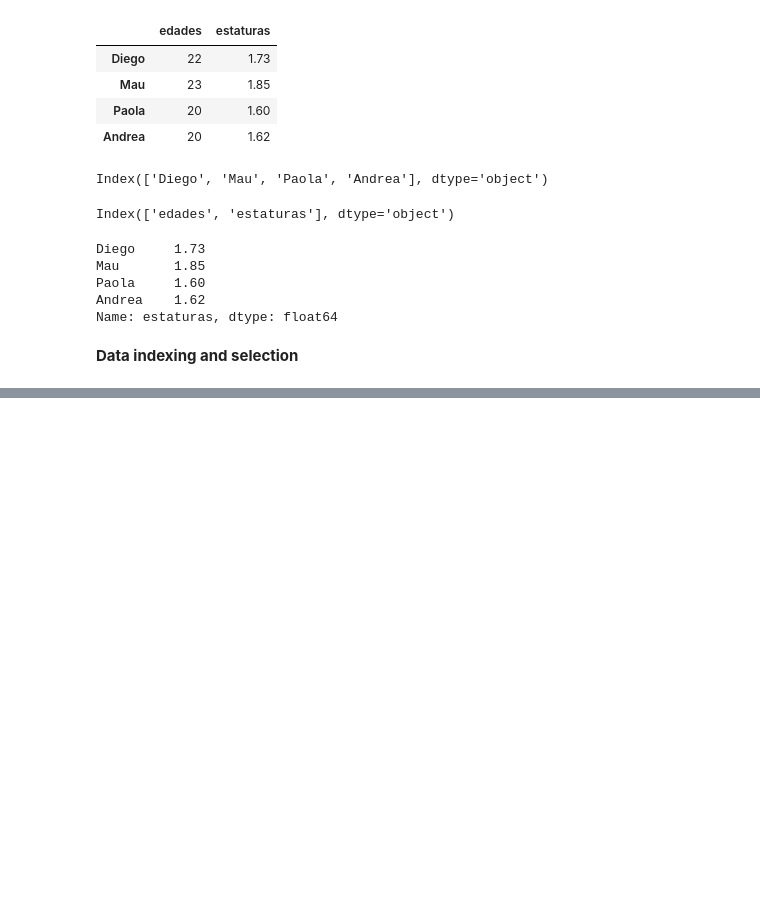
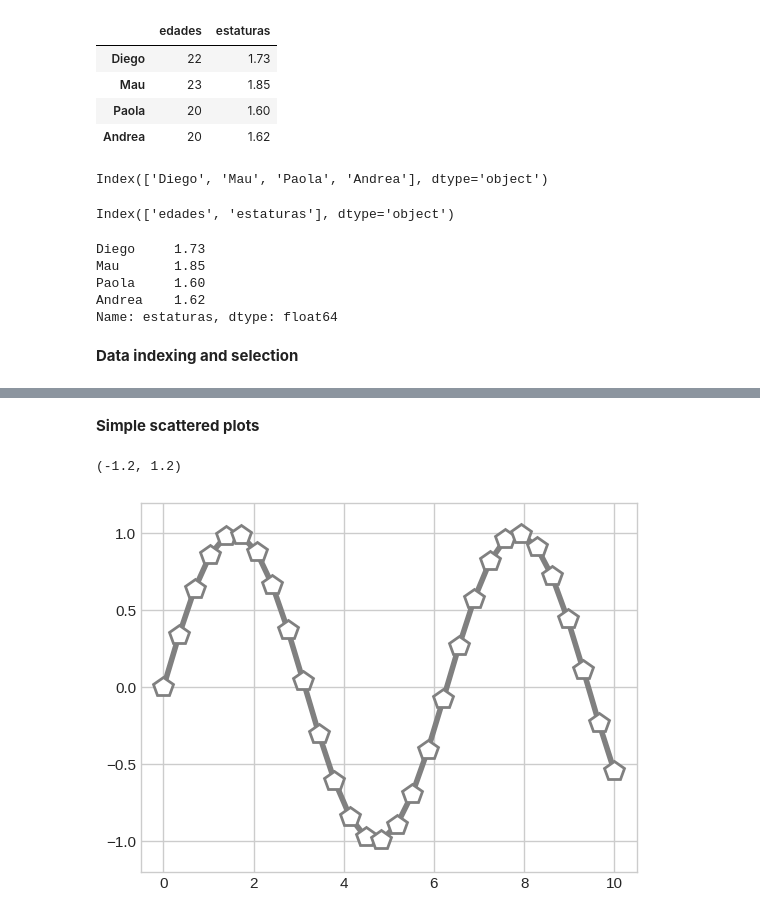
Before and after one commit to DCI-alxogm/ml2023-BlackPuma075, a Jupyter notebook: Ago11_12_Tarea1.ipynb, the cells around one changed output, grey strips where cells are left out. Saved outputs shown, nothing was run; the diff lists cells and outputs as text; code cells hidden in the pictures; blank space fills up the shorter version.

```diff
--- a/Ago11_12_Tarea1.ipynb
+++ b/Ago11_12_Tarea1.ipynb
@@ -971,0 +999,13 @@ Name: estaturas, dtype: float64
+# %% [markdown]
+**Simple scattered plots**
+# %%
+x = np.linspace(0,10,30)
+plt.plot(x, np.sin(x), '-p', color='gray',
+         markersize=15, linewidth=4,
+         markerfacecolor='white',
+         markeredgecolor='gray',
+         markeredgewidth=2)
+plt.ylim(-1.2, 1.2)
+# %% [output]
+(-1.2, 1.2)
+[figure, added]
```
Also changed, not shown: parts of 15 cells of this notebook.
